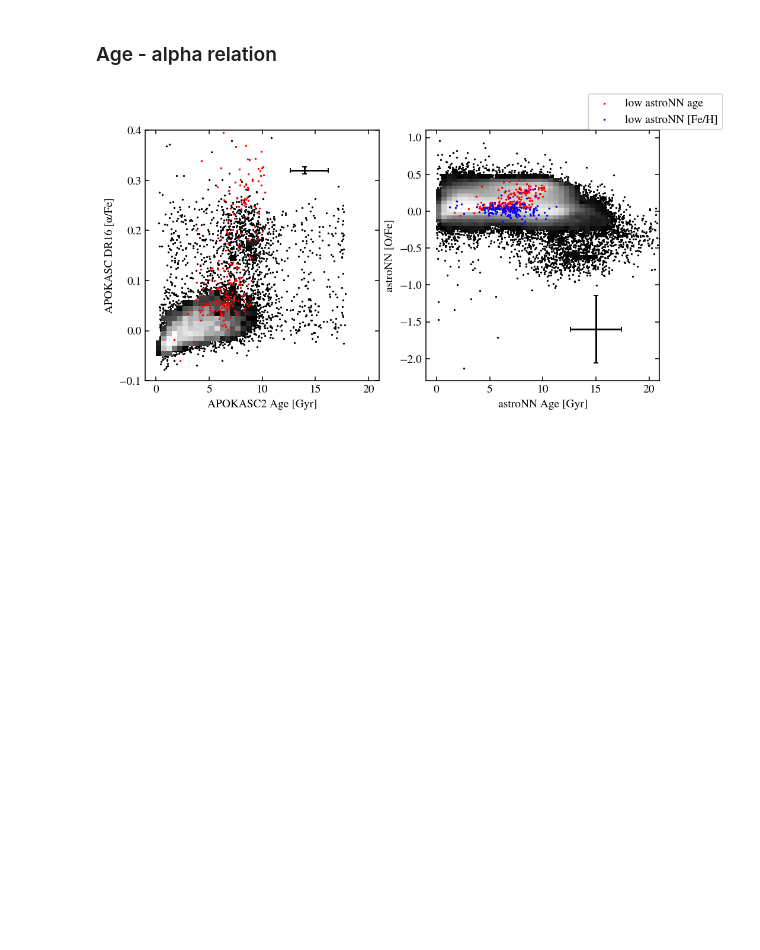
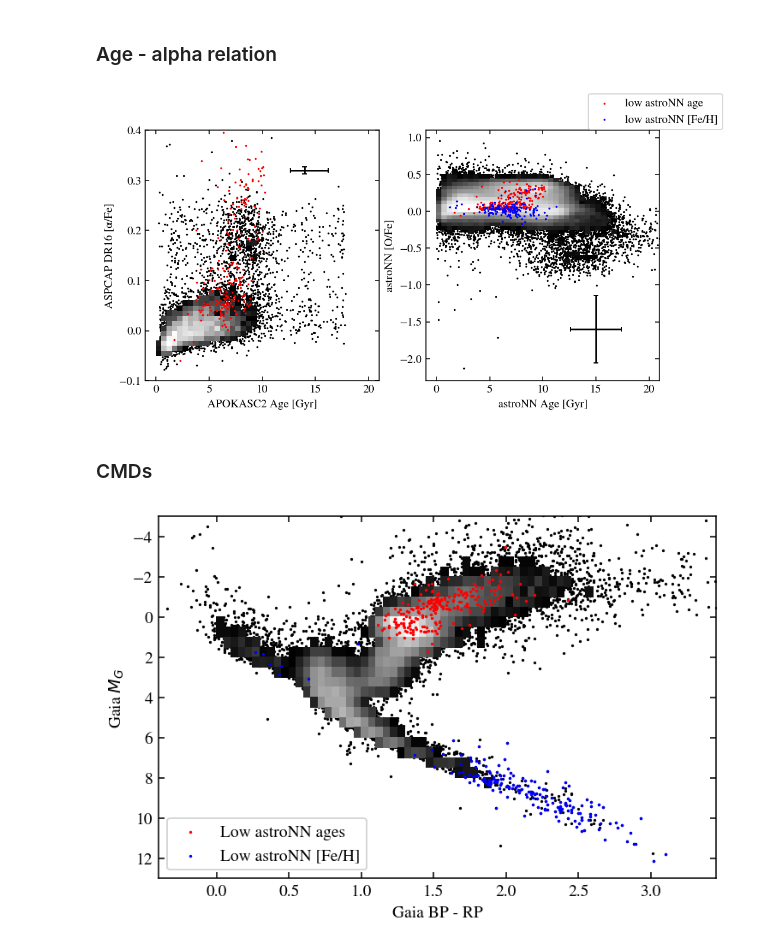
Before and after one commit to lodubay/first-year-project, a Jupyter notebook: compare_datasets.ipynb, the cells around one changed output. Saved outputs shown, nothing was run; the diff lists cells and outputs as text; code cells hidden in the pictures; blank space fills up the shorter version.

```diff
--- a/compare_datasets.ipynb
+++ b/compare_datasets.ipynb
@@ -720,7 +723,7 @@ ax.errorbar(14, 0.32,
             yerr=rms(age_alpha['DR16_ALP_M_COR_ERR']), c='k', capsize=2)
 ax.set_xlim((-1, 21))
 ax.set_xlabel('APOKASC2 Age [Gyr]')
-ax.set_ylabel('APOKASC DR16 [α/Fe]')
+ax.set_ylabel('ASPCAP DR16 [α/Fe]')
 
 # astroNN data
 ax = axs[1]
@@ -744,4 +747,38 @@ ax.set_ylabel('astroNN [O/Fe]')
 fig.legend()
 plt.show()
 # %% [output]
-[figure, old version]
+[figure, new version]
+# %% [markdown]
+### CMDs
+# %%
+# Select only positive parallaxes
+cmd = stellar_params[stellar_params['GAIA_PARALLAX_DR2'] > 0].copy()
+# Use APOKASC2 A_V extinction where possible
+cmd['APOKASC2_AV'] = cmd['APOKASC2_AV'].replace(np.nan, 0)
+# Calculate distance modulus from Gaia parallaxes (given in mas)
+cmd['GAIA_DIST_MOD'] = 5*np.log10((1e-3 * cmd['GAIA_PARALLAX_DR2'])**-1) - 5 + cmd['APOKASC2_AV']
+# Absolute Gaia G-band magnitude
+cmd['GAIA_ABS_MAG'] = cmd['GAIA_PHOT_G_MEAN_MAG_DR2'] - cmd['GAIA_DIST_MOD']
+# Gaia BP - RP color
+cmd['GAIA_COLOR'] = cmd['GAIA_PHOT_BP_MEAN_MAG_DR2'] - cmd['GAIA_PHOT_RP_MEAN_MAG_DR2']
+# Stars with astroNN metallicities well below ASPCAP DR16
+low_fe = cmd[cmd['ASTRONN_FE_H'] - cmd['DR16_M_H_COR'] < -0.5].copy()
+# Stars with astroNN ages well below APOKASC2
+low_age = cmd[pd.notna(cmd['ASTRONN_AGE']) & pd.notna(cmd['APOKASC2_AGE'])].copy()
+low_age = low_age[prob_outlier(low_age['ASTRONN_AGE'] - low_age['APOKASC2_AGE']) > 0.5]
+
+# Plot color-magnitude diagram
+fig, ax = plt.subplots()
+ax.scatter(cmd['GAIA_COLOR'], cmd['GAIA_ABS_MAG'], c='k', s=.5)
+ax.hist2d(cmd['GAIA_COLOR'], cmd['GAIA_ABS_MAG'],
+          bins=[np.arange(-0.4, 3.5, 0.05), np.arange(-5, 13, 0.5)],
+          cmap='gray', norm=colors.LogNorm(), cmin=10)
+ax.scatter(low_age['GAIA_COLOR'], low_age['GAIA_ABS_MAG'], c='r', s=0.6, label='Low astroNN ages')
+ax.scatter(low_fe['GAIA_COLOR'], low_fe['GAIA_ABS_MAG'], c='b', s=0.6, label='Low astroNN [Fe/H]')
+ax.set_ylim((13, -5))
+ax.set_xlabel('Gaia BP - RP')
+ax.set_ylabel('Gaia $M_G$')
+plt.legend()
+plt.show()
+# %% [output]
+[figure, added]
```
Also changed, not shown: parts of 5 cells of this notebook, 1 other file.
